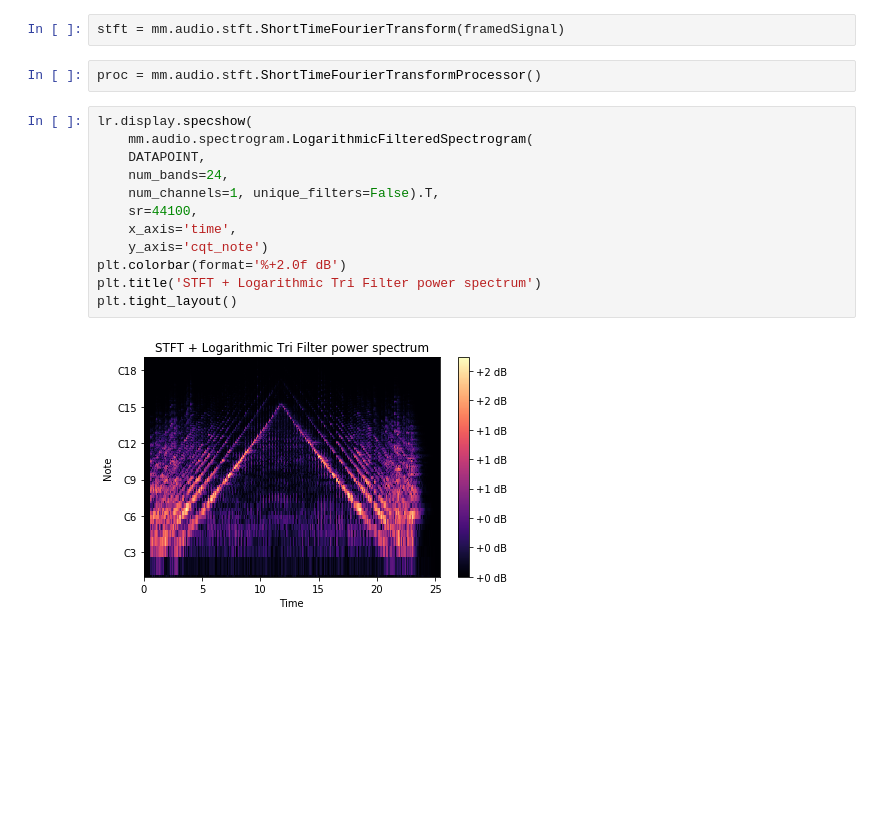
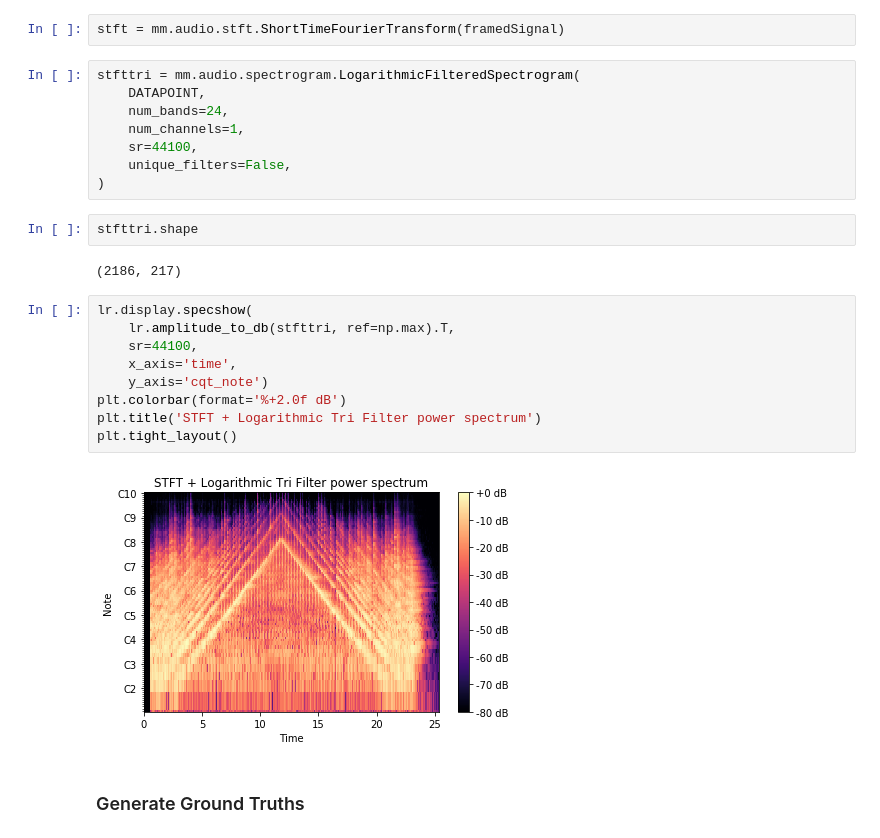
Before and after one commit to ju1es/superduperthesis, a Jupyter notebook: src/notebooks/Preprocess MAPS Datapoint.ipynb, the cells around one changed output. Cells and saved outputs as stored; diff of their text form; blank space fills up the shorter version.

```diff
--- a/src/notebooks/Preprocess MAPS Datapoint.ipynb
+++ b/src/notebooks/Preprocess MAPS Datapoint.ipynb
@@ -107,19 +94,28 @@ signal.sample_rate
 44100
 # %%
 stft = mm.audio.stft.ShortTimeFourierTransform(framedSignal)
-# %%
-proc = mm.audio.stft.ShortTimeFourierTransformProcessor()
+# %%
+stfttri = mm.audio.spectrogram.LogarithmicFilteredSpectrogram(
+    DATAPOINT,
+    num_bands=24,
+    num_channels=1,
+    sr=44100,
+    unique_filters=False,
+)
+# %%
+stfttri.shape
+# %% [output]
+(2186, 217)
 # %%
 lr.display.specshow(
-    mm.audio.spectrogram.LogarithmicFilteredSpectrogram(
-    DATAPOINT,
-    num_bands=24,
-    num_channels=1, unique_filters=False).T,
+    lr.amplitude_to_db(stfttri, ref=np.max).T,
     sr=44100,
     x_axis='time',
     y_axis='cqt_note')
 plt.colorbar(format='%+2.0f dB')
 plt.title('STFT + Logarithmic Tri Filter power spectrum')
 plt.tight_layout()
 # %% [output]
-[figure, old version]
+[figure, new version]
+# %% [markdown]
+### Generate Ground Truths
```
Also changed, not shown: parts of 27 cells of this notebook, 1 other file.
